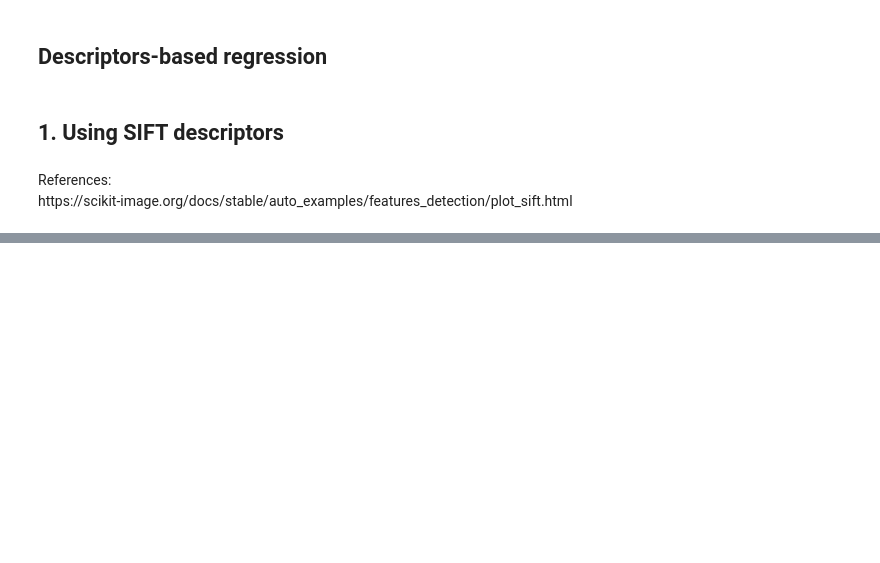
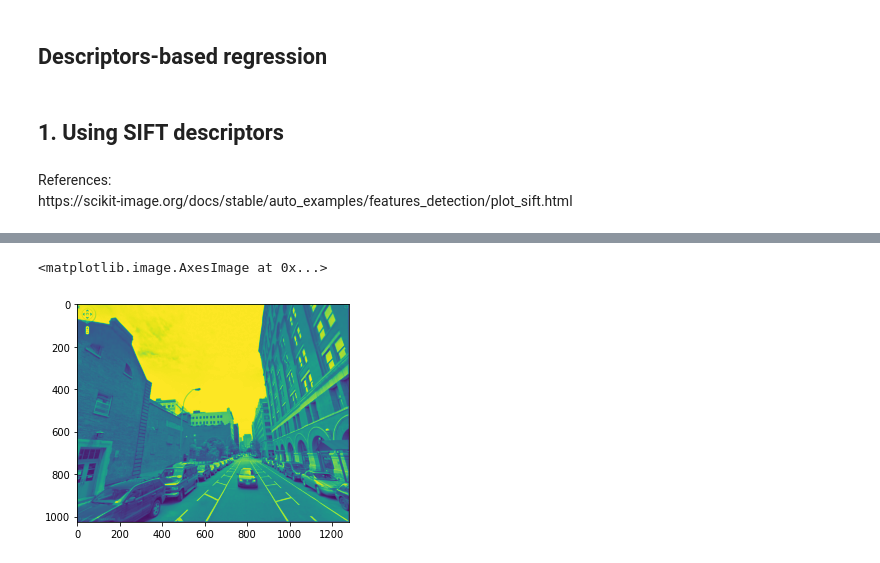
Before and after one commit to bclement1/vegas, a Jupyter notebook: descriptors_retrieval_regression.ipynb, the cells around one changed output, grey strips where cells are left out. Drawn from its saved outputs; the diff is of its cells as text; code cells hidden in the pictures; blank space fills up the shorter version.

```diff
--- a/descriptors_retrieval_regression.ipynb
+++ b/descriptors_retrieval_regression.ipynb
@@ -32,3 +29,8 @@ plt.show()
+# %%
+plt.imshow(img2.astype(np.uint8))
+# %% [output]
+<matplotlib.image.AxesImage at 0x...>
+[figure, added]
 # %%
 descriptor_extractor = SIFT()
 # %%
```
Also changed, not shown: parts of 14 cells of this notebook, 1 other file.
